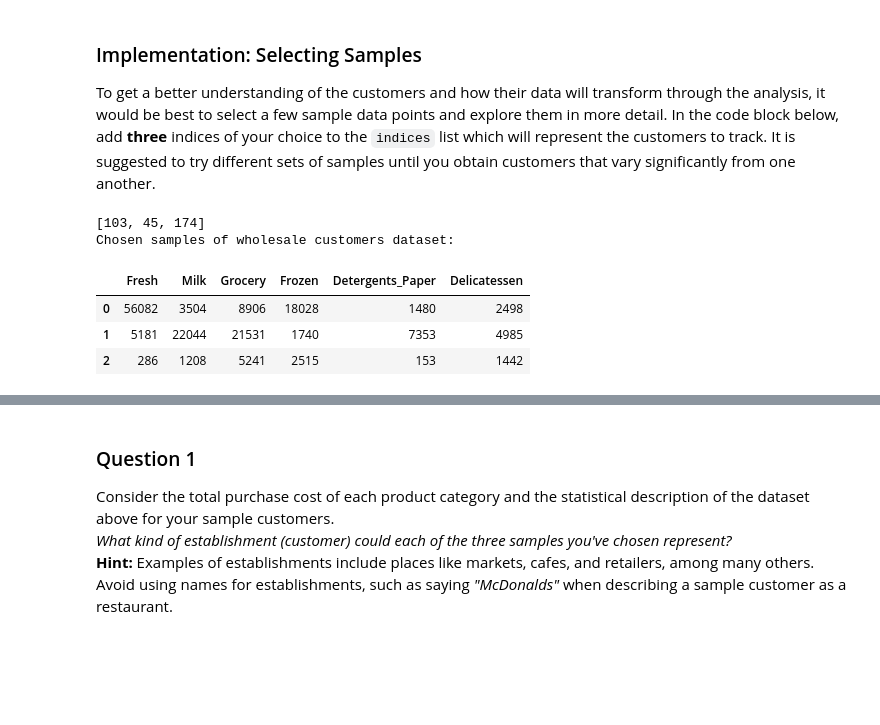
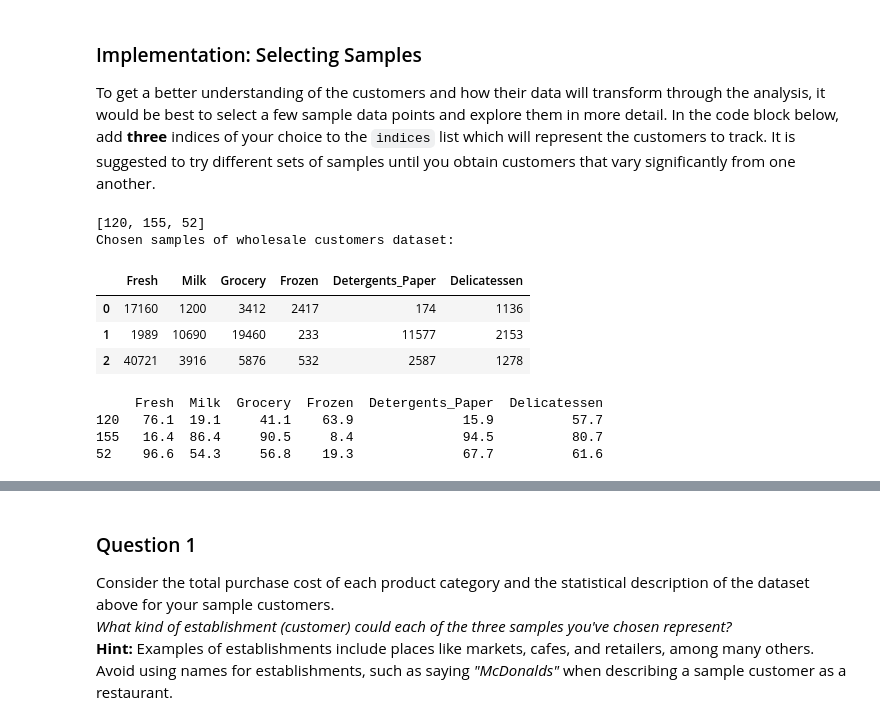
Before and after one commit to natalya-patrikeeva/customer_segments, a Jupyter notebook: customer_segments.ipynb, the cells around one changed output, grey strips where cells are left out. Drawn from its saved outputs; the diff is of its cells as text; code cells hidden in the pictures; blank space fills up the shorter version.

```diff
--- a/customer_segments.ipynb
+++ b/customer_segments.ipynb
@@ -76,18 +77,30 @@ To get a better understanding of the customers and how their data will transform
 # %%
 # Select three indices of your choice you wish to sample from the dataset
 import random
+
 random.seed(4)
-indices = random.sample(xrange(440), 3)
-print indices
+indices = random.sample(range(440), 3)
+print(indices)
 
 # Create a DataFrame of the chosen samples
 samples = pd.DataFrame(data.loc[indices], columns = data.keys()).reset_index(drop = True)
-print "Chosen samples of wholesale customers dataset:"
+print("Chosen samples of wholesale customers dataset:")
 display(samples)
+
+import seaborn as sns
+import matplotlib.pyplot as plt
+
+# display percentiles
+pcts = 100. * data.rank(axis=0, pct=True).iloc[indices].round(decimals=3)
+print(pcts)
 # %% [output]
-[103, 45, 174]
+[120, 155, 52]
 Chosen samples of wholesale customers dataset:
 |  | Fresh | Milk | Grocery | Frozen | Detergents_Paper | Delicatessen |
-| 0 | 56082 | 3504 | 8906 | 18028 | 1480 | 2498 |
-| 1 | 5181 | 22044 | 21531 | 1740 | 7353 | 4985 |
-| 2 | 286 | 1208 | 5241 | 2515 | 153 | 1442 |
+| 0 | 17160 | 1200 | 3412 | 2417 | 174 | 1136 |
+| 1 | 1989 | 10690 | 19460 | 233 | 11577 | 2153 |
+| 2 | 40721 | 3916 | 5876 | 532 | 2587 | 1278 |
+     Fresh  Milk  Grocery  Frozen  Detergents_Paper  Delicatessen
+120   76.1  19.1     41.1    63.9              15.9          57.7
+155   16.4  86.4     90.5     8.4              94.5          80.7
+52    96.6  54.3     56.8    19.3              67.7          61.6
```
Also changed, not shown: parts of 22 cells of this notebook, 1 other file.
